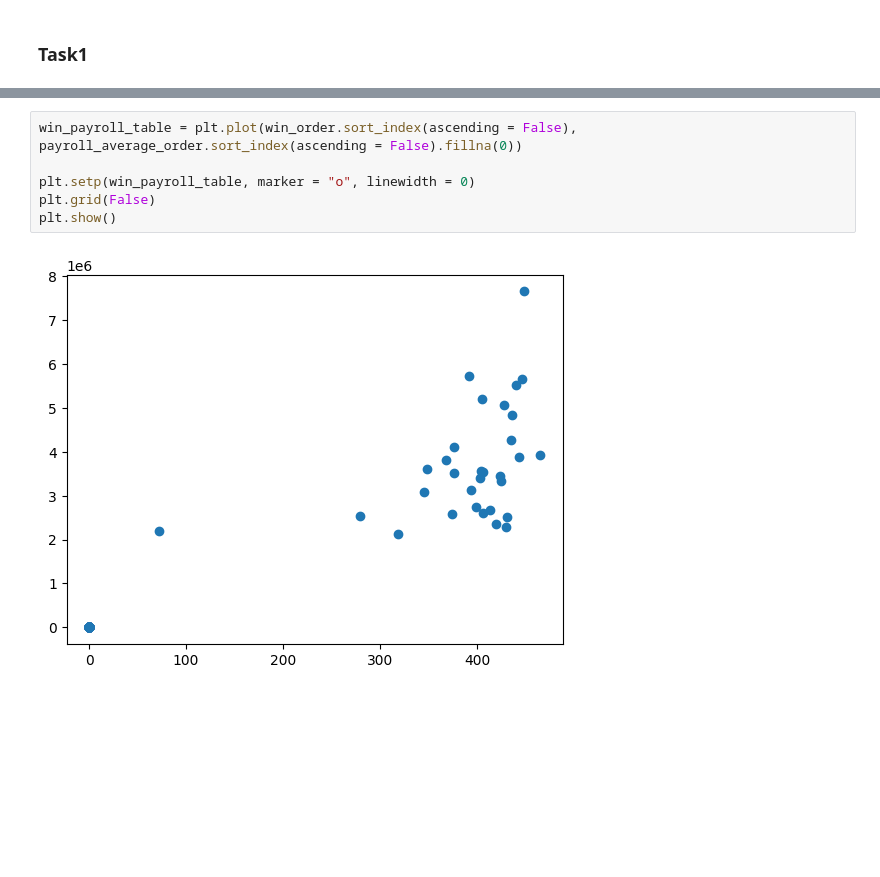
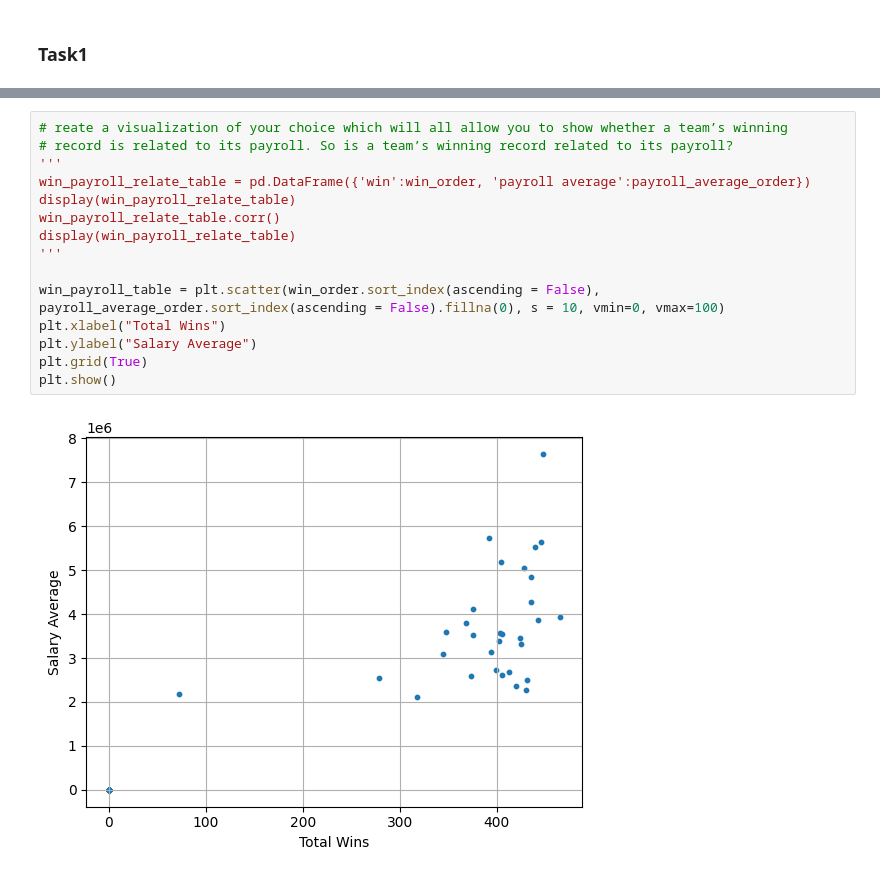
Before and after one commit to MakerTakala/NTNU-Data_Visualization, a Jupyter notebook: hw1/HW1_Q2.ipynb, the cells around one changed output, grey strips where cells are left out. Saved outputs shown, nothing was run; the diff lists cells and outputs as text; blank space fills up the shorter version.

```diff
--- a/hw1/HW1_Q2.ipynb
+++ b/hw1/HW1_Q2.ipynb
@@ -59,9 +113,18 @@ ALT    0.000000e+00
 Length: 149, dtype: float64
-# %%
-win_payroll_table = plt.plot(win_order.sort_index(ascending = False), payroll_average_order.sort_index(ascending = False).fillna(0))
-
-plt.setp(win_payroll_table, marker = "o", linewidth = 0)
-plt.grid(False)
-plt.show()
-# %% [output]
-[figure, removed]
+# %%
+# reate a visualization of your choice which will all allow you to show whether a team’s winning
+# record is related to its payroll. So is a team’s winning record related to its payroll?
+'''
+win_payroll_relate_table = pd.DataFrame({'win':win_order, 'payroll average':payroll_average_order})
+display(win_payroll_relate_table)
+win_payroll_relate_table.corr()
+display(win_payroll_relate_table)
+'''
+
+win_payroll_table = plt.scatter(win_order.sort_index(ascending = False), payroll_average_order.sort_index(ascending = False).fillna(0), s = 10, vmin=0, vmax=100)
+plt.xlabel("Total Wins")
+plt.ylabel("Salary Average")
+plt.grid(True)
+plt.show()
+# %% [output]
+[figure, added]
```
Also changed, not shown: parts of 4 cells of this notebook, 1 other file.
